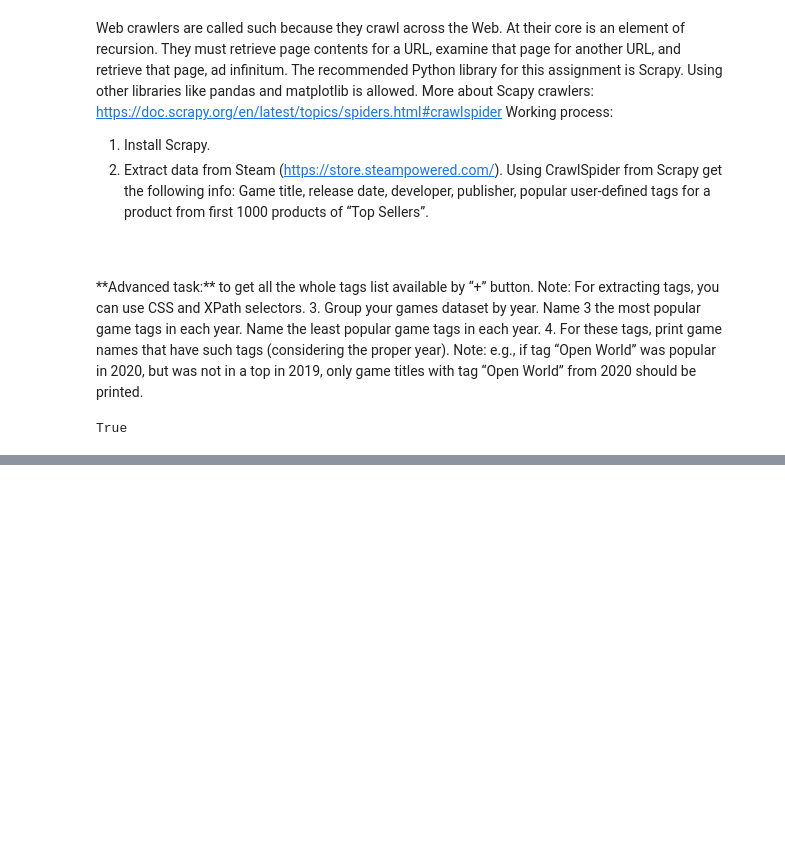
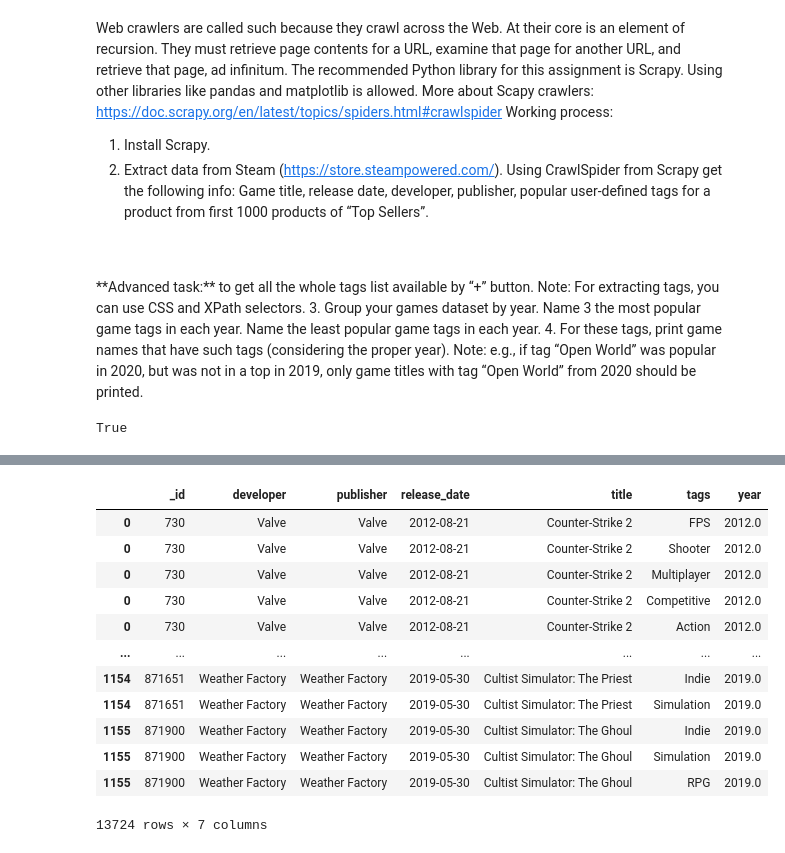
Before and after one commit to Hjklvfr/DataAnalysisMethods, a Jupyter notebook: analytics/notebooks/web_lab4.ipynb, the cells around one changed output, grey strips where cells are left out. Cells and saved outputs as stored; diff of their text form; code cells hidden in the pictures; blank space fills up the shorter version.

```diff
--- a/analytics/notebooks/web_lab4.ipynb
+++ b/analytics/notebooks/web_lab4.ipynb
@@ -90,2 +89,0 @@ df
-# %%
-df['tags'] = df['tags'].astype('str')
@@ -106 +90,17 @@ df['tags'] = df['tags'].astype('str')
+# %%
+df.explode('tags')
+# %% [output]
+|  | _id | developer | publisher | release_date | title | tags | year |
+| 0 | 730 | Valve | Valve | 2012-08-21 | Counter-Strike 2 | FPS | 2012.0 |
+| 0 | 730 | Valve | Valve | 2012-08-21 | Counter-Strike 2 | Shooter | 2012.0 |
+| 0 | 730 | Valve | Valve | 2012-08-21 | Counter-Strike 2 | Multiplayer | 2012.0 |
+| 0 | 730 | Valve | Valve | 2012-08-21 | Counter-Strike 2 | Competitive | 2012.0 |
+| 0 | 730 | Valve | Valve | 2012-08-21 | Counter-Strike 2 | Action | 2012.0 |
+| ... | ... | ... | ... | ... | ... | ... | ... |
+| 1154 | 871651 | Weather Factory | Weather Factory | 2019-05-30 | Cultist Simulator: The Priest | Indie | 2019.0 |
+| 1154 | 871651 | Weather Factory | Weather Factory | 2019-05-30 | Cultist Simulator: The Priest | Simulation | 2019.0 |
+| 1155 | 871900 | Weather Factory | Weather Factory | 2019-05-30 | Cultist Simulator: The Ghoul | Indie | 2019.0 |
+| 1155 | 871900 | Weather Factory | Weather Factory | 2019-05-30 | Cultist Simulator: The Ghoul | Simulation | 2019.0 |
+| 1155 | 871900 | Weather Factory | Weather Factory | 2019-05-30 | Cultist Simulator: The Ghoul | RPG | 2019.0 |
+13724 rows × 7 columns
 # %%
```
Also changed, not shown: parts of 6 cells of this notebook.
